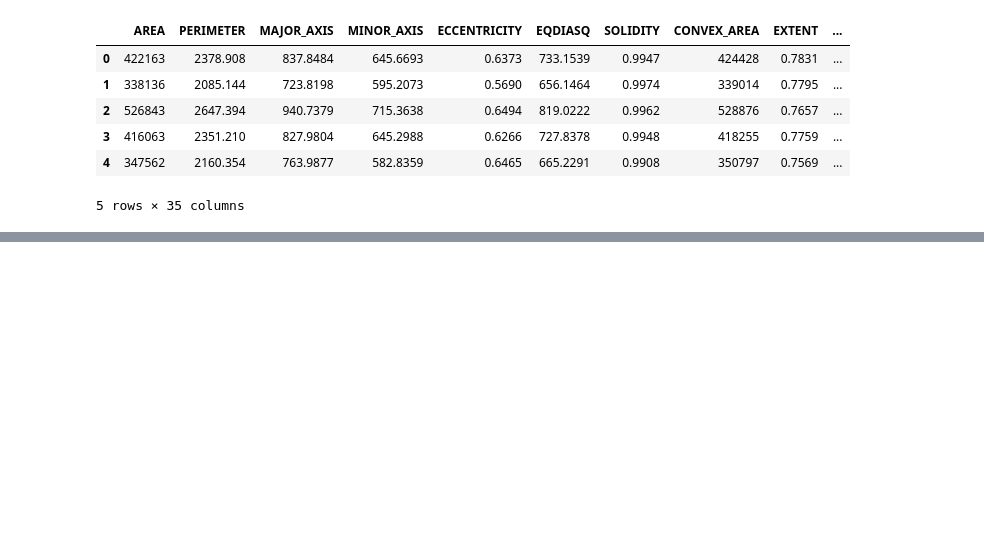
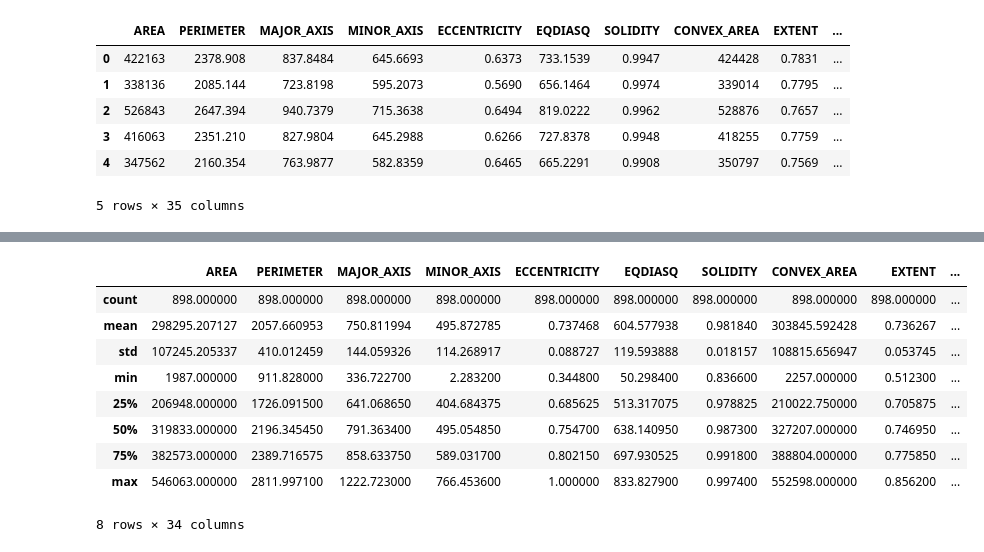
Before and after one commit to mynamescheff/all-projects, a Jupyter notebook: vislearn/frut/Date_Fruit_Datasets/model1.ipynb, the cells around one changed output, grey strips where cells are left out. Saved outputs shown, nothing was run; the diff lists cells and outputs as text; code cells hidden in the pictures; blank space fills up the shorter version.

```diff
--- a/vislearn/frut/Date_Fruit_Datasets/model1.ipynb
+++ b/vislearn/frut/Date_Fruit_Datasets/model1.ipynb
@@ -47,0 +114,13 @@ df.head()
+# %%
+df.describe()
+# %% [output]
+|  | AREA | PERIMETER | MAJOR_AXIS | MINOR_AXIS | ECCENTRICITY | EQDIASQ | SOLIDITY | CONVEX_AREA | EXTENT | ... |
+| count | 898.000000 | 898.000000 | 898.000000 | 898.000000 | 898.000000 | 898.000000 | 898.000000 | 898.000000 | 898.000000 | ... |
+| mean | 298295.207127 | 2057.660953 | 750.811994 | 495.872785 | 0.737468 | 604.577938 | 0.981840 | 303845.592428 | 0.736267 | ... |
+| std | 107245.205337 | 410.012459 | 144.059326 | 114.268917 | 0.088727 | 119.593888 | 0.018157 | 108815.656947 | 0.053745 | ... |
+| min | 1987.000000 | 911.828000 | 336.722700 | 2.283200 | 0.344800 | 50.298400 | 0.836600 | 2257.000000 | 0.512300 | ... |
+| 25% | 206948.000000 | 1726.091500 | 641.068650 | 404.684375 | 0.685625 | 513.317075 | 0.978825 | 210022.750000 | 0.705875 | ... |
+| 50% | 319833.000000 | 2196.345450 | 791.363400 | 495.054850 | 0.754700 | 638.140950 | 0.987300 | 327207.000000 | 0.746950 | ... |
+| 75% | 382573.000000 | 2389.716575 | 858.633750 | 589.031700 | 0.802150 | 697.930525 | 0.991800 | 388804.000000 | 0.775850 | ... |
+| max | 546063.000000 | 2811.997100 | 1222.723000 | 766.453600 | 1.000000 | 833.827900 | 0.997400 | 552598.000000 | 0.856200 | ... |
+8 rows × 34 columns
```
Also changed, not shown: parts of 6 cells of this notebook.
